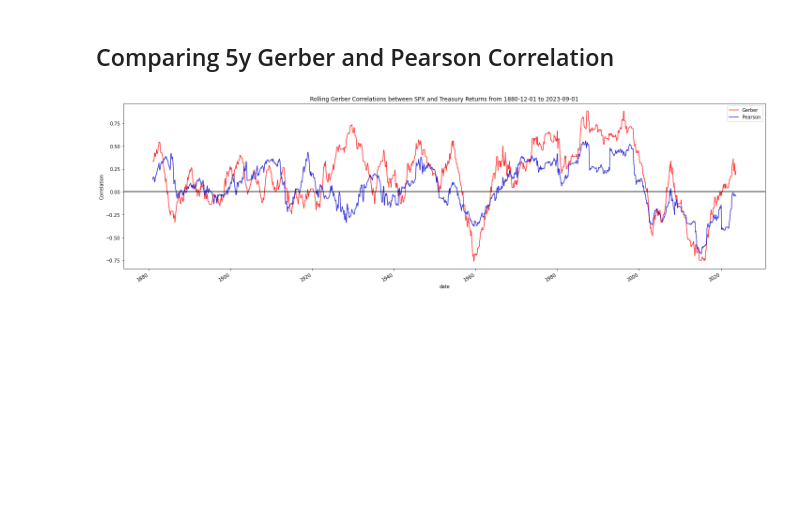
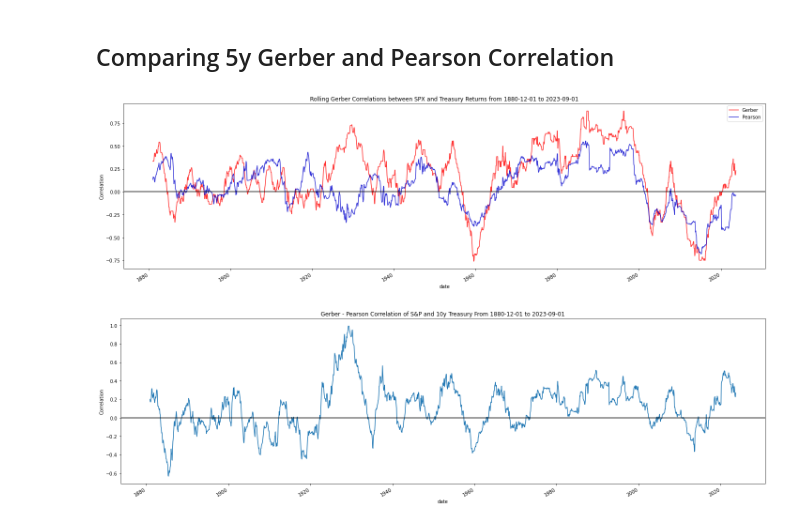
Before and after one commit to diegodalvarez/Gerber, a Jupyter notebook: Examples/StockBondCorrelation.ipynb, the cells around one changed output. Saved outputs shown, nothing was run; the diff lists cells and outputs as text; code cells hidden in the pictures; blank space fills up the shorter version.

```diff
--- a/Examples/StockBondCorrelation.ipynb
+++ b/Examples/StockBondCorrelation.ipynb
@@ -199,3 +199,22 @@ plt.tight_layout()
 plt.show()
 # %% [output]
 [figure]
+# %%
+fig, axes = plt.subplots(figsize = (20,6))
+
+(df_compare.assign(
+    spread = lambda x: x.Gerber - x.Pearson)
+    ["spread"].
+    plot(
+        ax = axes,
+        ylabel = "Correlation",
+        title = "Gerber - Pearson Correlation of S&P and 10y Treasury From {} to {}".format(
+            df_compare.index.min().date(),
+            df_compare.index.max().date())))
+
+axes.axhline(y = 0, color = "black")
+
+plt.tight_layout()
+plt.show()
+# %% [output]
+[figure, added]
```
